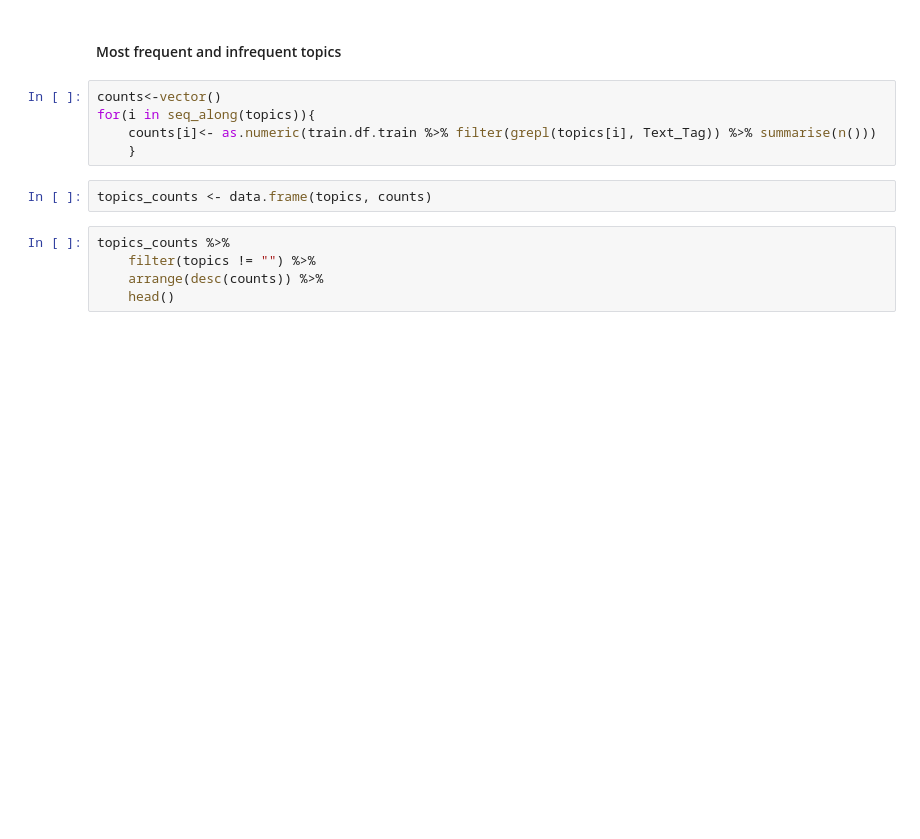
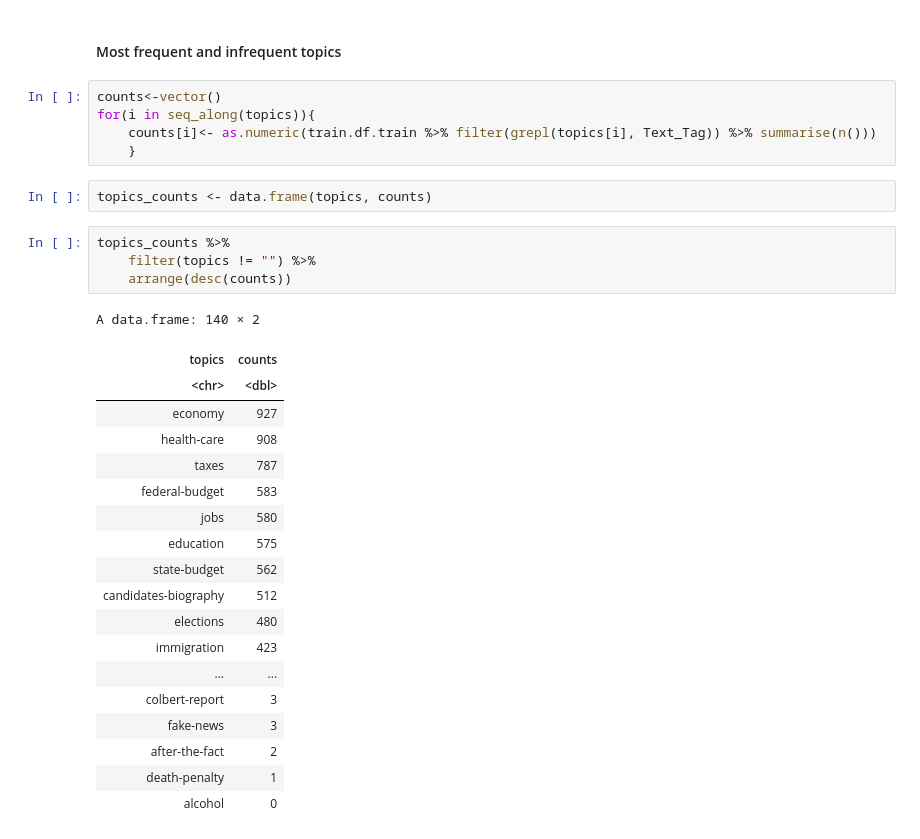
Before and after one commit to tommaso-bertola/falsehoods-sieve, a Jupyter notebook: FakeNewsRecognitionWithBayesClassifier.ipynb, the cells around one changed output. Cells and saved outputs as stored; diff of their text form; blank space fills up the shorter version.

```diff
--- a/FakeNewsRecognitionWithBayesClassifier.ipynb
+++ b/FakeNewsRecognitionWithBayesClassifier.ipynb
@@ -430,8 +358,27 @@ topics_counts <- data.frame(topics, counts)
 # %%
 topics_counts %>%
     filter(topics != "") %>%
-    arrange(desc(counts)) %>%
-    head()
+    arrange(desc(counts))
+# %% [output]
+A data.frame: 140 × 2
+| topics | counts |
+| <chr> | <dbl> |
+| economy | 927 |
+| health-care | 908 |
+| taxes | 787 |
+| federal-budget | 583 |
+| jobs | 580 |
+| education | 575 |
+| state-budget | 562 |
+| candidates-biography | 512 |
+| elections | 480 |
+| immigration | 423 |
+| ... | ... |
+| colbert-report | 3 |
+| fake-news | 3 |
+| after-the-fact | 2 |
+| death-penalty | 1 |
+| alcohol | 0 |
 # %%
 topics_counts %>%
     arrange(counts) %>%
```
Also changed, not shown: parts of 16 cells of this notebook, 12 other files.
